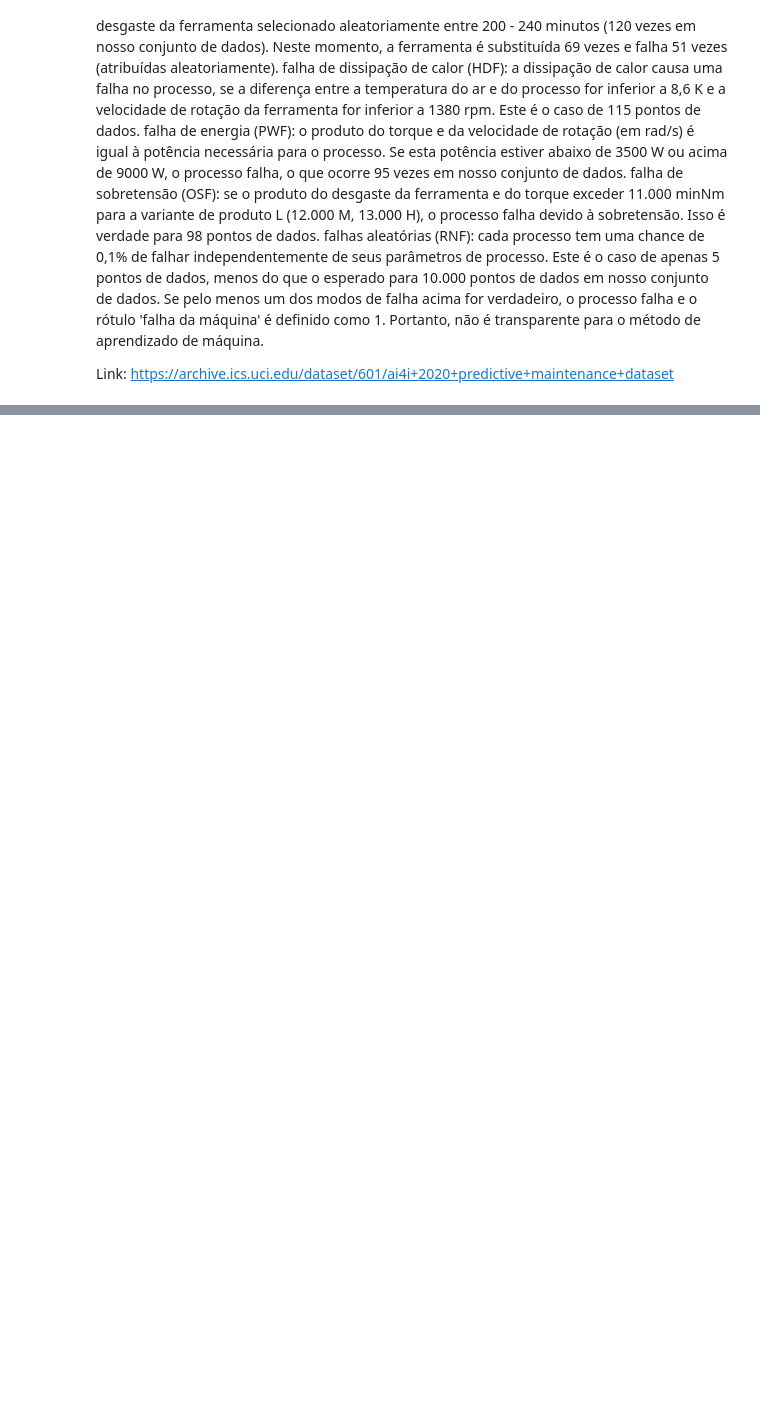
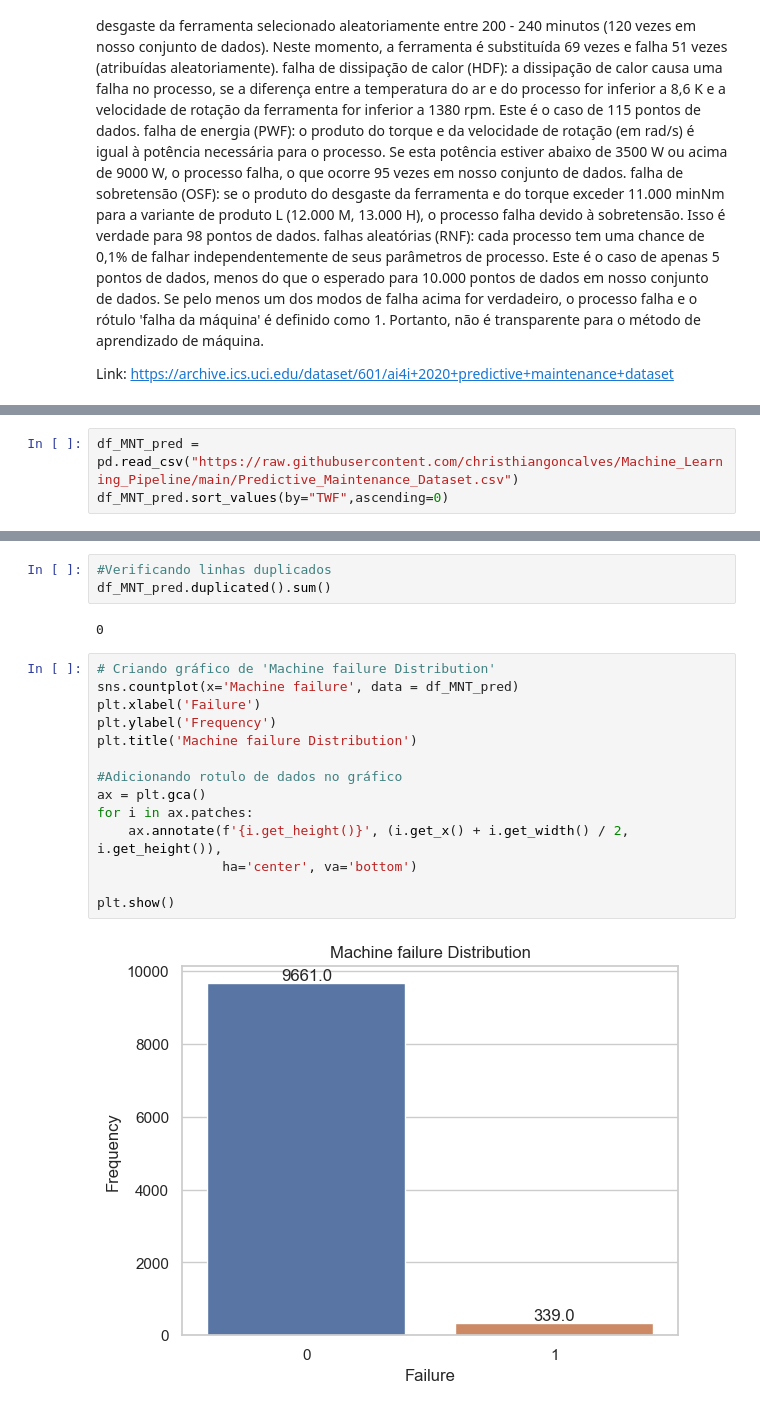
Before and after one commit to christhiangoncalves/Machine_Learning_Pipeline, a Jupyter notebook: Trab_Pipeline_ML_pt01.ipynb, the cells around one changed output, grey strips where cells are left out. Cells and saved outputs as stored; diff of their text form; blank space fills up the shorter version.

```diff
--- a/Trab_Pipeline_ML_pt01.ipynb
+++ b/Trab_Pipeline_ML_pt01.ipynb
@@ -18,0 +45,3 @@ Link: https://archive.ics.uci.edu/dataset/601/ai4i+2020+predictive+maintenance+d
+# %%
+df_MNT_pred = pd.read_csv("https://raw.githubusercontent.com/christhiangoncalves/Machine_Learning_Pipeline/main/Predictive_Maintenance_Dataset.csv")
+df_MNT_pred.sort_values(by="TWF",ascending=0)
@@ -18,0 +112,21 @@ Link: https://archive.ics.uci.edu/dataset/601/ai4i+2020+predictive+maintenance+d
+# %%
+#Verificando linhas duplicados
+df_MNT_pred.duplicated().sum()
+# %% [output]
+0
+# %%
+# Criando gráfico de 'Machine failure Distribution'
+sns.countplot(x='Machine failure', data = df_MNT_pred)
+plt.xlabel('Failure')
+plt.ylabel('Frequency')
+plt.title('Machine failure Distribution')
+
+#Adicionando rotulo de dados no gráfico
+ax = plt.gca()
+for i in ax.patches:
+    ax.annotate(f'{i.get_height()}', (i.get_x() + i.get_width() / 2, i.get_height()),
+                ha='center', va='bottom')
+
+plt.show()
+# %% [output]
+[figure, added]
```
Also changed, not shown: parts of 35 cells of this notebook, 1 other file.
